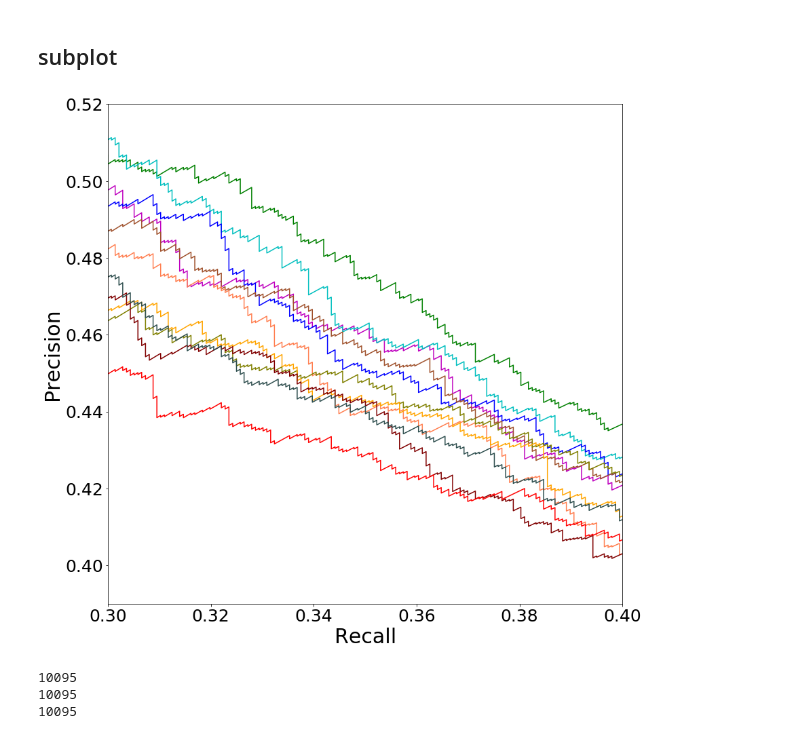
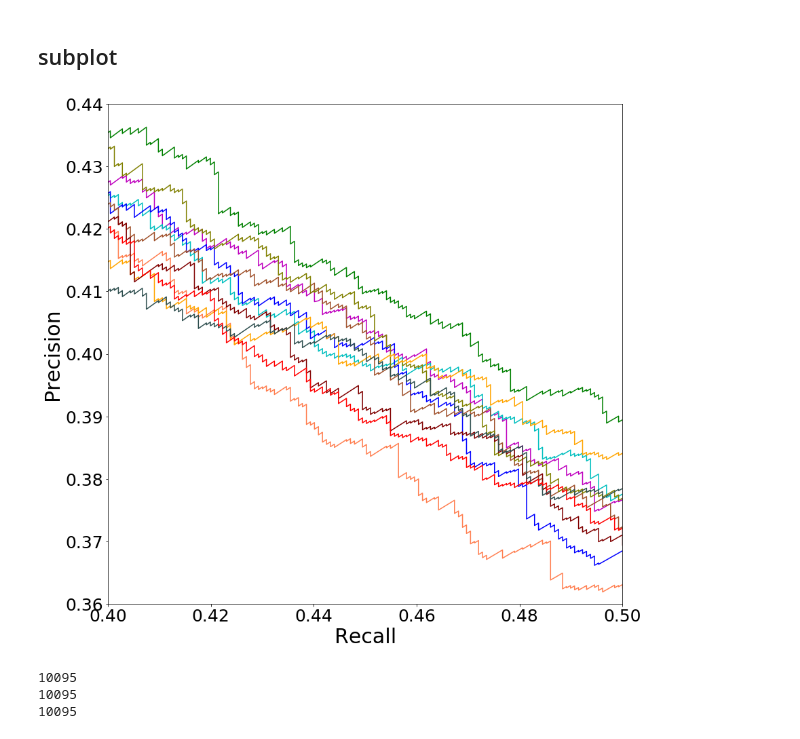
Before and after one commit to WilliamHsuNz/MLRIG, a Jupyter notebook: Experiments/EVENT_LSTM_SimpleRNN.ipynb, the cells around one changed output. Cells and saved outputs as stored; diff of their text form; code cells hidden in the pictures.

```diff
--- a/Experiments/EVENT_LSTM_SimpleRNN.ipynb
+++ b/Experiments/EVENT_LSTM_SimpleRNN.ipynb
@@ -824,24 +917,38 @@ pyplot.figure(figsize=(13,12))
 pyplot.margins(0)
 
 ax1 = pyplot.subplot(111)
+ax1.yaxis.set_major_formatter(FormatStrFormatter('%.2f'))
 
 #ax1.set_xlim(left = 0.7, right= 0.8)
-#ax1.set_ylim(bottom = 0.24, top = 0.29)
+#ax1.set_ylim(bottom = 0.24, top = 0.30)
 
 #ax1.set_xlim(left = 0.8, right= 0.9)
-#ax1.set_ylim(bottom = 0.19, top = 0.25)
+#ax1.set_ylim(bottom = 0.185, top = 0.255)
 
 #ax1.set_xlim(left = 0.9, right= 1)
-#ax1.set_ylim(bottom = 0.13, top = 0.21)
+#ax1.set_ylim(bottom = 0.12, top = 0.21)
 
 #ax1.set_xlim(left = 0.1, right= 0.2)
-#ax1.set_ylim(bottom = 0.5, top = 0.74)
+#ax1.set_ylim(bottom = 0.54, top = 0.76)
 
 #ax1.set_xlim(left = 0.2, right= 0.3)
-#ax1.set_ylim(bottom = 0.44, top = 0.61)
+#ax1.set_ylim(bottom = 0.48, top = 0.61)
 
-ax1.set_xlim(left = 0.3, right= 0.4)
-ax1.set_ylim(bottom = 0.39, top = 0.52)
+#ax1.set_xlim(left = 0.3, right= 0.4)
+#ax1.set_ylim(bottom = 0.40, top = 0.52)
+
+#ax1.set_xlim(left = 0.6, right= 0.7)
+#ax1.set_ylim(bottom = 0.28, top = 0.355)
+
+#ax1.set_xlim(left = 0.5, right= 0.6)
+#ax1.set_ylim(bottom = 0.325, top = 0.395)
+
+ax1.set_xlim(left = 0.4, right= 0.5)
+ax1.set_ylim(bottom = 0.36, top = 0.44)
+
+#ax1.set_xlim(left = 0.0, right= 0.1)
+#ax1.set_ylim(bottom = 0.6, top = 1)
+
 
 ax1.plot(lstm_r, lstm_p, color='g',
             linestyle='-', label='LSTM')
@@ -849,36 +956,36 @@ ax1.plot(lstm_r, lstm_p, color='g',
 ax1.plot(rnn_r, rnn_p, color='m',
             linestyle='-', label='RNN')
 ax1.plot(mlp_r, mlp_p, color='c',
              linestyle='-', label='MLP')
 
 ax1.plot(rc_r, rc_p, color='b',
              linestyle='-', label='RC')
 ax1.plot(rc_a_r, rc_a_p, color='sienna',
              linestyle='-', label='RC (aggregated)')
 ax1.plot(rc_l_r, rc_l_p, color='coral',
              linestyle='-', label='RC (last quarter)')
 ax1.plot(lr_r, lr_p, color='olive',
              linestyle='-', label='LR')
 ax1.plot(lr_a_r, lr_a_p, color='orange',
              linestyle='-', label='LR (aggregated)')
 ax1.plot(lr_l_r, lr_l_p, color='maroon',
              linestyle='-', label='LR (last quarter)')
 ax1.plot(cox_a_r, cox_a_p, color='darkslategray',
              linestyle='-', label='Cox (aggregated)')
 ax1.plot(cox_l_r, cox_l_p, color='red',
              linestyle='-', label='Cox (last quarter)') #'lightseagreen'
 
 #pyplot.plot([0, 1], color='grey', linestyle='--')
 #yplot.title('Precision-recall curves CVD event prediction \n detail (recall in the range [0.9, 1.0])', fontsize=fs*1.1)
 pyplot.xlabel('Recall', fontsize=fs*1.2)
 pyplot.ylabel('Precision', fontsize=fs*1.2)
 #pyplot.legend(fontsize=fs*1.5)
 pyplot.tight_layout()
-filename = "/home/whsu014/plots/EVENT_PR_Curves_detail_03_no_title_no_legend.png"
-#pyplot.savefig(filename)
+filename = "/home/whsu014/plots/EVENT_PR_Curves_IFC_patched_detail_04_no_title_no_legend.png"
+pyplot.savefig(filename)
 pyplot.show()
 # %% [output]
-[figure, old version]
+[figure, new version]
 # %%
 print(len(_))
 print(len(lstm_p))
```
Also changed, not shown: parts of 40 cells of this notebook.
